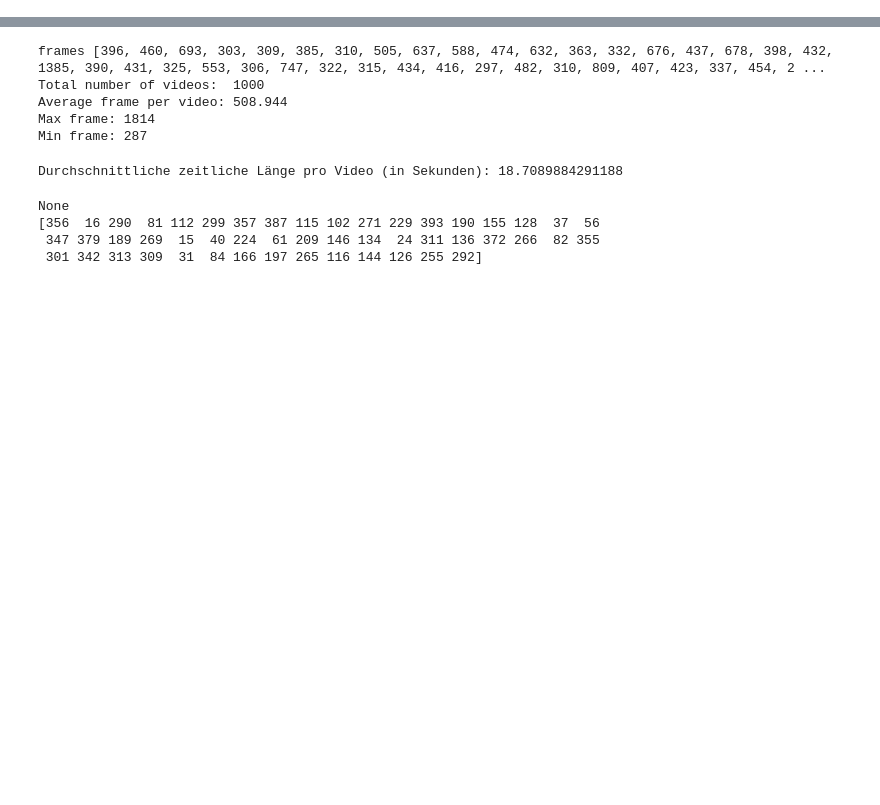
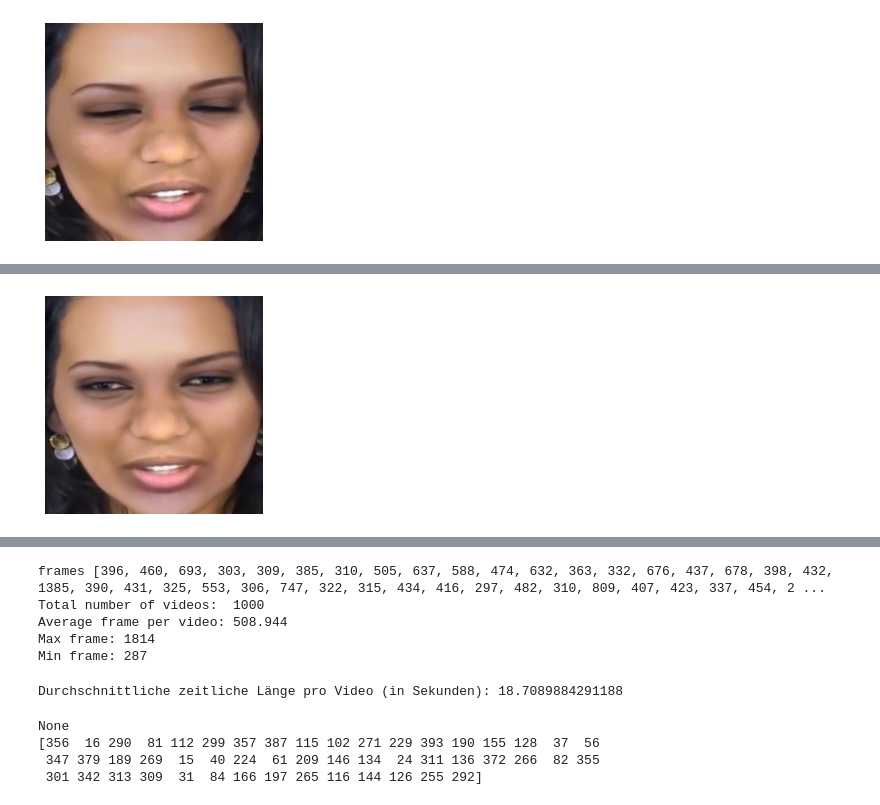
Before and after one commit to kenzo94/deepfake-detection, a Jupyter notebook: test.ipynb, the cells around one changed output, grey strips where cells are left out. Drawn from its saved outputs; the diff is of its cells as text; code cells hidden in the pictures; blank space fills up the shorter version.

```diff
--- a/test.ipynb
+++ b/test.ipynb
@@ -7,0 +23,77 @@ video_files1 =  glob.glob('deeperforensics\end_to_end\*.mp4')
+# %%
+import cv2
+import numpy as np
+from mtcnn import MTCNN
+import matplotlib.pyplot as plt
+
+def extract_faces_from_video(video_path, num_frames, output_dir, filename, seed=42):
+    import cv2
+import numpy as np
+from mtcnn import MTCNN
+import matplotlib.pyplot as plt
+import os
+
+def extract_faces_from_video(video_path, num_frames, output_dir, filename, seed=42):
+    capture = cv2.VideoCapture(video_path)
+    frame_count = int(capture.get(cv2.CAP_PROP_FRAME_COUNT))
+
+    if frame_count <= 0:
+        capture.release()
+        return
+
+    detector = MTCNN()
+
+    # Zufällige Frame-Indizes auswählen
+    np.random.seed(seed)
+    frame_idxs = np.random.choice(frame_count, size=num_frames, replace=False)
+
+    n=0
+    for frame_idx in frame_idxs:
+        # Frame an der aktuellen Indexposition lesen
+        capture.set(cv2.CAP_PROP_POS_FRAMES, frame_idx)
+        ret, frame = capture.read()
+
+        if not ret:
+            continue
+
+        # Gesichter im aktuellen Frame erkennen
+        faces = detector.detect_faces(frame)
+
+        if len(faces) == 0:
+            continue
+
+        # Das beste Gesicht auswählen
+        best_face = max(faces, key=lambda f: f['confidence'])
+        bounding_box = best_face['box']
+        x, y, w, h = bounding_box
+
+        # Gesicht im Frame ausschneiden
+        face_image = frame[y:y+h, x:x+w]
+
+        resized_face = cv2.resize(face_image, (244, 244), interpolation=cv2.INTER_AREA)
+        resized_face = cv2.cvtColor(resized_face, cv2.COLOR_BGR2RGB)
+
+        #destination_path = os.path.join(output_dir, filename[:-4])
+        #cv2.imwrite(destination_path+"_"+str(n)+".jpg", resized_face)
+        # Ausgeschnittenes Gesicht mit Matplotlib anzeigen
+        plt.imshow(resized_face)
+        plt.axis('off')  # Deaktivieren der Achsenbeschriftung
+        plt.show()
+
+        # Ausgeschnittenes Gesicht mit Matplotlib speichern
+        output_path = os.path.join(output_dir, f"{filename[:-4]}_{n}.jpg")
+        plt.imsave(output_path, resized_face)
+
+        n += 1
+
+    capture.release()
+
+
+# Beispielaufruf der Funktion
+video_path = r"raw\deeperforensics\end_to_end\223_W037.mp4"
+num_frames = 2
+output_dir = "raw"
+filename = "223_W037.mp4"
+
+extract_faces_from_video(video_path, num_frames, output_dir, filename)
+# %% [output]
@@ -7,0 +114 @@ video_files1 =  glob.glob('deeperforensics\end_to_end\*.mp4')
+[figure, added]
@@ -7,0 +129 @@ video_files1 =  glob.glob('deeperforensics\end_to_end\*.mp4')
+[figure, added]
```
Also changed, not shown: parts of 18 cells of this notebook, 6 other files.
